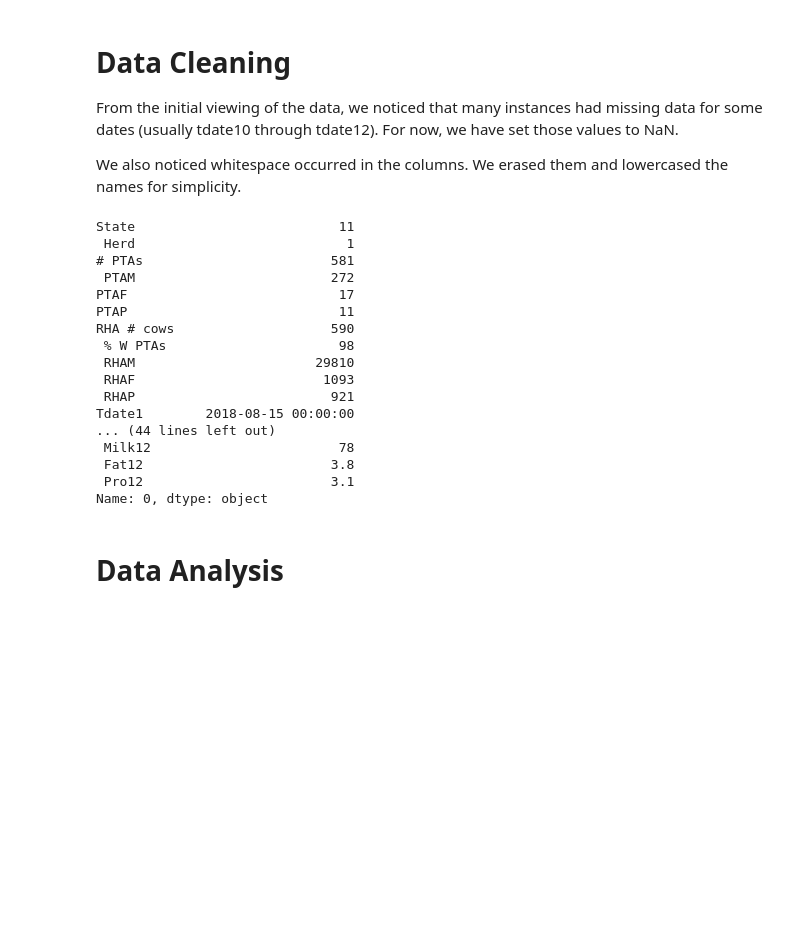
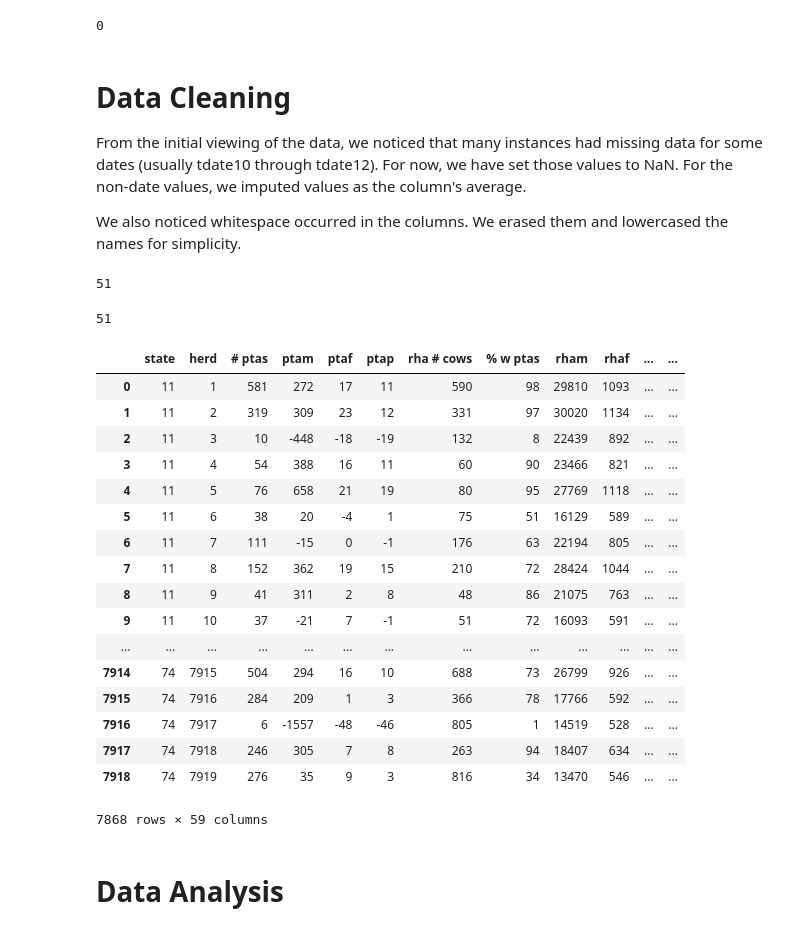
Before and after one commit to thebrianbn/cow_ml, a Jupyter notebook: milk_fat_prediction/milk_fat_analysis.ipynb, the cells around one changed output. Cells and saved outputs as stored; diff of their text form; code cells hidden in the pictures; blank space fills up the shorter version.

```diff
--- a/milk_fat_prediction/milk_fat_analysis.ipynb
+++ b/milk_fat_prediction/milk_fat_analysis.ipynb
@@ -12,30 +15,43 @@ data = pd.read_excel("dataset_1.xls")
+# %%
+data.rhaf.isna().sum()
+# %% [output]
+0
 # %% [markdown]
 # Data Cleaning
 
-From the initial viewing of the data, we noticed that many instances had missing data for some dates (usually tdate10 through tdate12). For now, we have set those values to NaN.
+From the initial viewing of the data, we noticed that many instances had missing data for some dates (usually tdate10 through tdate12). For now, we have set those values to NaN. For the non-date values, we imputed values as the column's average.
 
 We also noticed whitespace occurred in the columns. We erased them and lowercased the names for simplicity.
 # %%
-# Example of an instance without data for each date
-data.iloc[0,:]
+# Example of an instance without data for each date, also shows column formatting
+len(data.rhaf[data.rhaf.apply(lambda x: x == '   .')])
 # %% [output]
-State                          11
- Herd                           1
-# PTAs                        581
- PTAM                         272
-PTAF                           17
-PTAP                           11
-RHA # cows                    590
- % W PTAs                      98
- RHAM                       29810
- RHAF                        1093
- RHAP                         921
-Tdate1        2018-08-15 00:00:00
-... (44 lines left out)
- Milk12                        78
- Fat12                        3.8
- Pro12                        3.1
-Name: 0, dtype: object
+51
+# %%
+len(data.rhap[data.rhap.apply(lambda x: x == '   .')])
+# %% [output]
+51
+# %%
+data[~data.rhap.apply(lambda x: x == '   .')]
+# %% [output]
+|  | state | herd | # ptas | ptam | ptaf | ptap | rha # cows | % w ptas | rham | rhaf | ... | ... |
+| 0 | 11 | 1 | 581 | 272 | 17 | 11 | 590 | 98 | 29810 | 1093 | ... | ... |
+| 1 | 11 | 2 | 319 | 309 | 23 | 12 | 331 | 97 | 30020 | 1134 | ... | ... |
+| 2 | 11 | 3 | 10 | -448 | -18 | -19 | 132 | 8 | 22439 | 892 | ... | ... |
+| 3 | 11 | 4 | 54 | 388 | 16 | 11 | 60 | 90 | 23466 | 821 | ... | ... |
+| 4 | 11 | 5 | 76 | 658 | 21 | 19 | 80 | 95 | 27769 | 1118 | ... | ... |
+| 5 | 11 | 6 | 38 | 20 | -4 | 1 | 75 | 51 | 16129 | 589 | ... | ... |
+| 6 | 11 | 7 | 111 | -15 | 0 | -1 | 176 | 63 | 22194 | 805 | ... | ... |
+| 7 | 11 | 8 | 152 | 362 | 19 | 15 | 210 | 72 | 28424 | 1044 | ... | ... |
+| 8 | 11 | 9 | 41 | 311 | 2 | 8 | 48 | 86 | 21075 | 763 | ... | ... |
+| 9 | 11 | 10 | 37 | -21 | 7 | -1 | 51 | 72 | 16093 | 591 | ... | ... |
+| ... | ... | ... | ... | ... | ... | ... | ... | ... | ... | ... | ... | ... |
+| 7914 | 74 | 7915 | 504 | 294 | 16 | 10 | 688 | 73 | 26799 | 926 | ... | ... |
+| 7915 | 74 | 7916 | 284 | 209 | 1 | 3 | 366 | 78 | 17766 | 592 | ... | ... |
+| 7916 | 74 | 7917 | 6 | -1557 | -48 | -46 | 805 | 1 | 14519 | 528 | ... | ... |
+| 7917 | 74 | 7918 | 246 | 305 | 7 | 8 | 263 | 94 | 18407 | 634 | ... | ... |
+| 7918 | 74 | 7919 | 276 | 35 | 9 | 3 | 816 | 34 | 13470 | 546 | ... | ... |
+7868 rows × 59 columns
 # %%
 # Remove whitespace from column names
 data.columns = list(map(lambda x: x.strip().lower(), data.columns))
```
Also changed, not shown: parts of 15 cells of this notebook.
